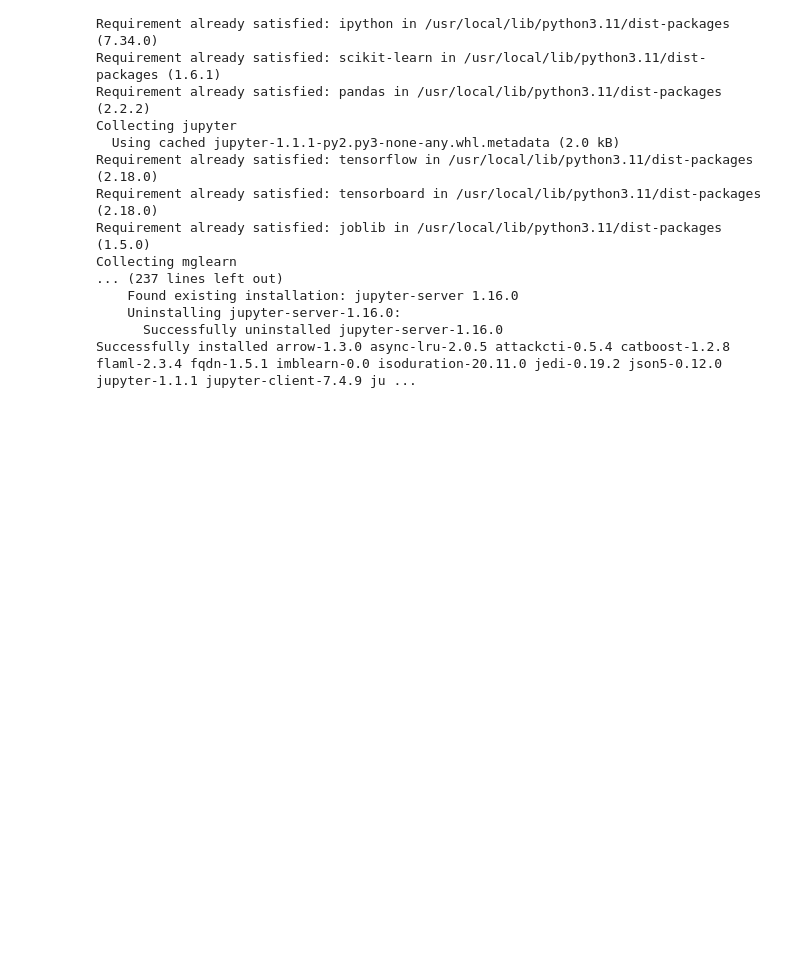
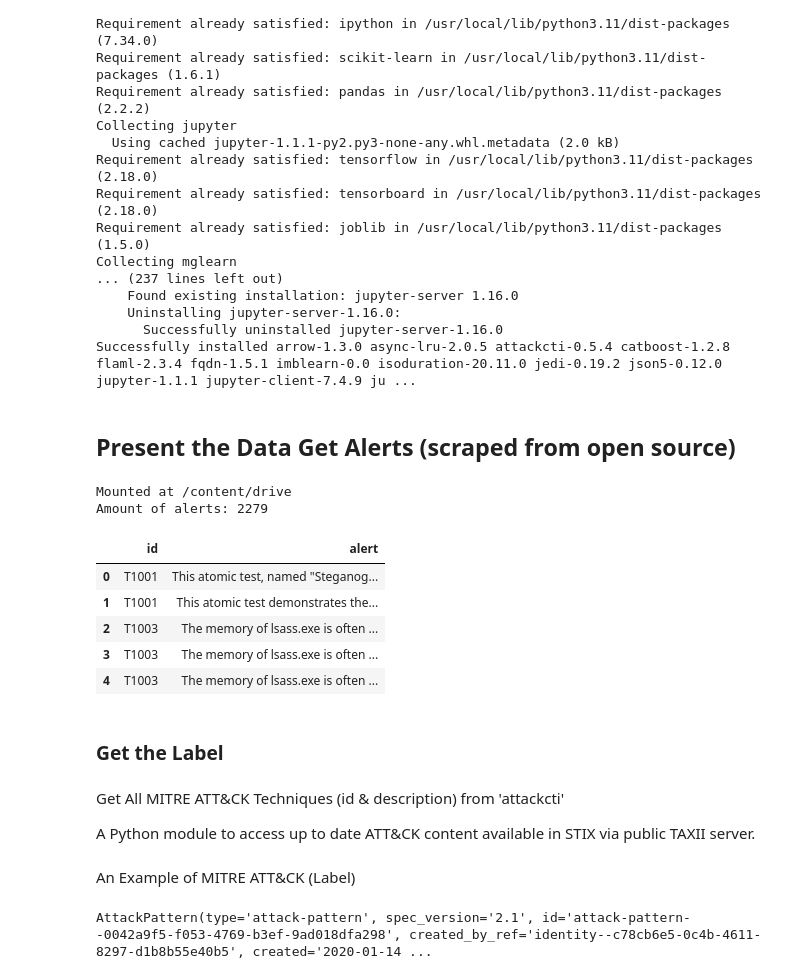
Before and after one commit to BrenesRM/Haochen-Mitre-Attack-data-2024, a Jupyter notebook: Haochen_Mitre_Attack_data_2024.ipynb, the cells around one changed output. Saved outputs shown, nothing was run; the diff lists cells and outputs as text; code cells hidden in the pictures; blank space fills up the shorter version.

Commit message:
Se creó con Colab

```diff
--- a/Haochen_Mitre_Attack_data_2024.ipynb
+++ b/Haochen_Mitre_Attack_data_2024.ipynb
@@ -45,3 +45,45 @@ from sklearn.model_selection import GridSearchCV
 from imblearn.over_sampling import SMOTE
 from sklearn.model_selection import StratifiedKFold
 import pickle
+# %% [markdown]
+## Present the Data Get Alerts (scraped from open source)
+# %%
+from google.colab import drive
+import pandas as pd
+
+# Mount Google Drive
+drive.mount('/content/drive')
+
+# Define the path to your CSV files
+base_path = '/content/drive/MyDrive/Colab Notebooks/Data/'
+
+# Load the CSV files
+data = pd.read_csv(base_path + 'tagged_alerts.csv')
+data.dropna(inplace=True)
+
+alerts = pd.read_csv(base_path + 'alerts.csv')
+alerts.dropna(inplace=True)
+
+# Display info
+print("Amount of alerts:", len(alerts))
+data.head()
+# %% [output]
+Mounted at /content/drive
+Amount of alerts: 2279
+|  | id | alert |
+| 0 | T1001 | This atomic test, named "Steganog... |
+| 1 | T1001 | This atomic test demonstrates the... |
+| 2 | T1003 | The memory of lsass.exe is often ... |
+| 3 | T1003 | The memory of lsass.exe is often ... |
+| 4 | T1003 | The memory of lsass.exe is often ... |
+# %% [markdown]
+### Get the Label
+# %% [markdown]
+Get All MITRE ATT&CK Techniques (id & description) from 'attackcti'
+
+
+
+
+
+
+A Python module to access up to date ATT&CK content available in STIX via public TAXII server.
@@ -47,0 +93,6 @@ import pickle
+# %% [markdown]
+An Example of MITRE ATT&CK (Label)
+# %%
+all_techniques[0]
+# %% [output]
+AttackPattern(type='attack-pattern', spec_version='2.1', id='attack-pattern--0042a9f5-f053-4769-b3ef-9ad018dfa298', created_by_ref='identity--c78cb6e5-0c4b-4611-8297-d1b8b55e40b5', created='2020-01-14 ...
```
Also changed, not shown: parts of 7 cells of this notebook.
